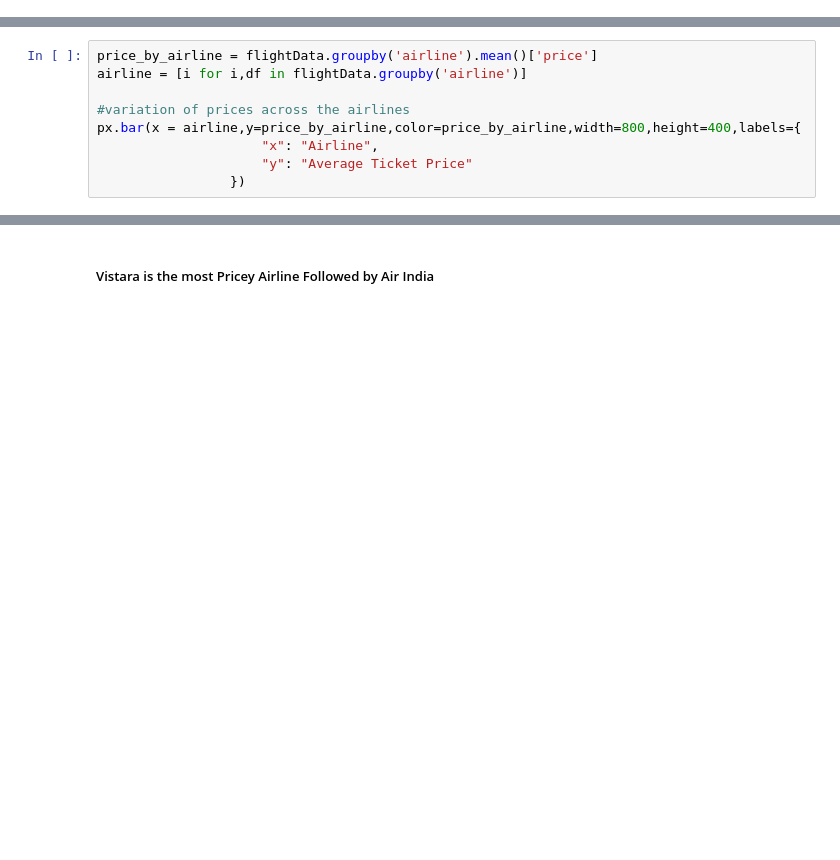
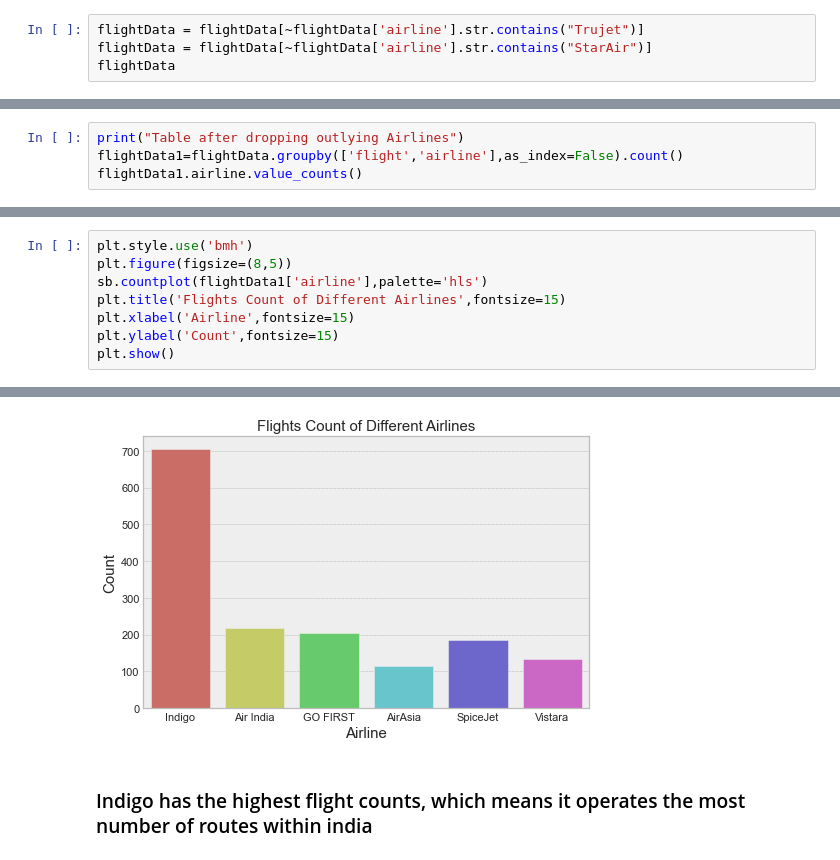
Before and after one commit to chongwei49/IE0005-DSAI-Group-Barley, a Jupyter notebook: src/Flight_Prediction_SRC.ipynb, the cells around one changed output, grey strips where cells are left out. Drawn from its saved outputs; the diff is of its cells as text; blank space fills up the shorter version.

```diff
--- a/src/Flight_Prediction_SRC.ipynb
+++ b/src/Flight_Prediction_SRC.ipynb
@@ -95,0 +213,4 @@ plt.show()
+# %%
+flightData = flightData[~flightData['airline'].str.contains("Trujet")]
+flightData = flightData[~flightData['airline'].str.contains("StarAir")]
+flightData
@@ -95,0 +231,4 @@ plt.show()
+# %%
+print("Table after dropping outlying Airlines")
+flightData1=flightData.groupby(['flight','airline'],as_index=False).count()
+flightData1.airline.value_counts()
@@ -96,10 +252,9 @@ plt.show()
 # %%
-price_by_airline = flightData.groupby('airline').mean()['price']
-airline = [i for i,df in flightData.groupby('airline')]
-
-#variation of prices across the airlines
-px.bar(x = airline,y=price_by_airline,color=price_by_airline,width=800,height=400,labels={
-                     "x": "Airline",
-                     "y": "Average Ticket Price"
-                 })
+plt.style.use('bmh')
+plt.figure(figsize=(8,5))
+sb.countplot(flightData1['airline'],palette='hls')
+plt.title('Flights Count of Different Airlines',fontsize=15)
+plt.xlabel('Airline',fontsize=15)
+plt.ylabel('Count',fontsize=15)
+plt.show()
 # %% [output]
@@ -107,2 +261,3 @@ px.bar(x = airline,y=price_by_airline,color=price_by_airline,width=800,height=40
+[figure, added]
 # %% [markdown]
-##### Vistara is the most Pricey Airline Followed by Air India
+### Indigo has the highest flight counts, which means it operates the most number of routes within india
```
Also changed, not shown: parts of 47 cells of this notebook, 1 other file.
